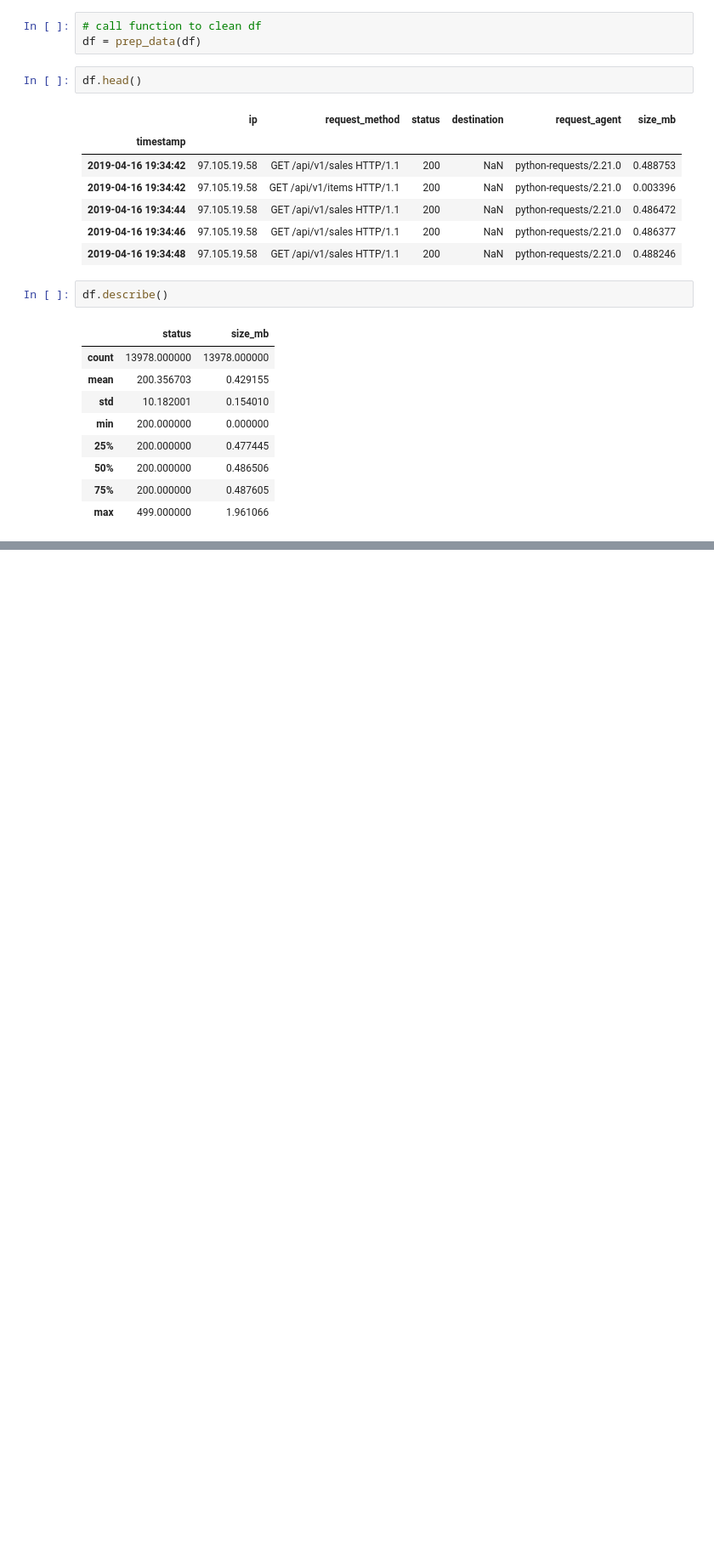
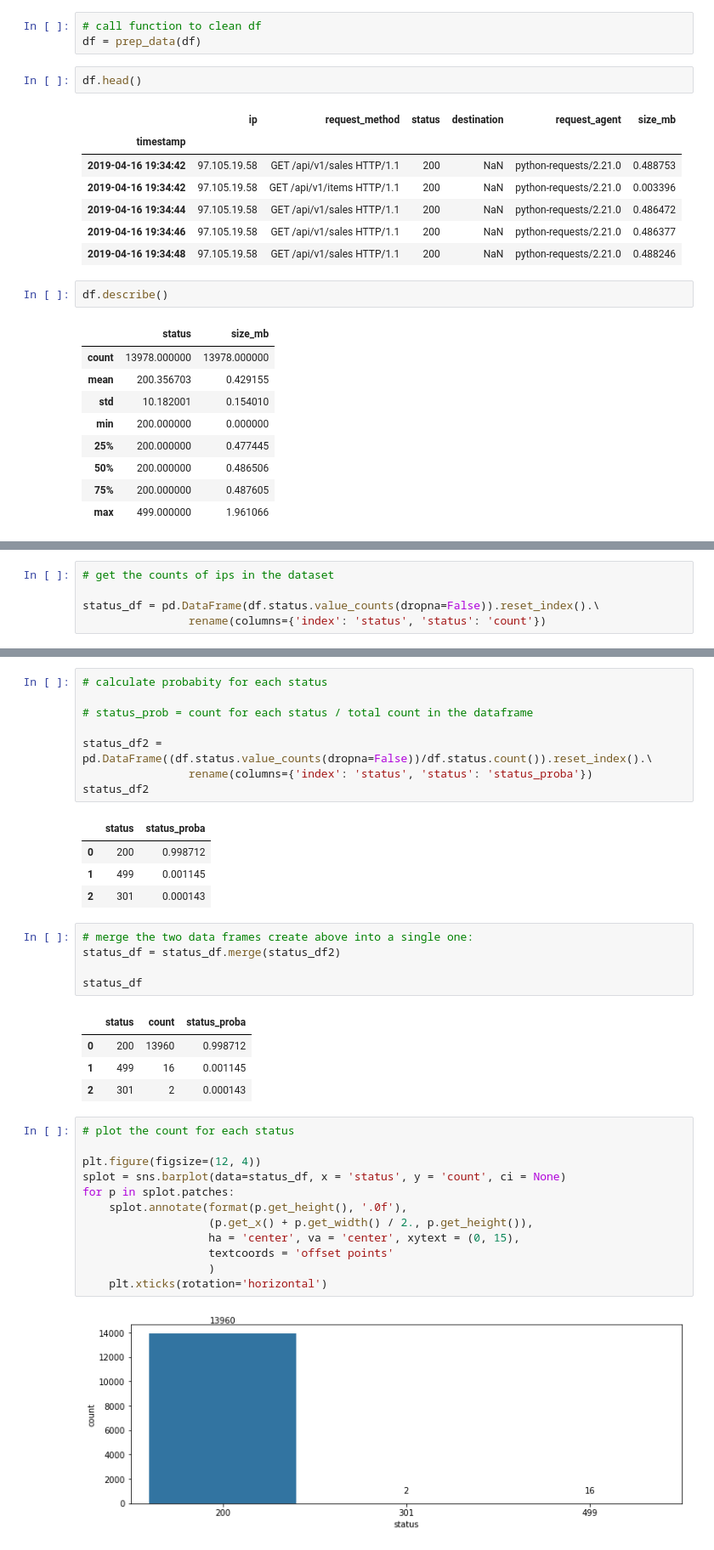
Before and after one commit to mariamnaqvi/anomaly-detection-exercises, a Jupyter notebook: discrete_anomaly_detection.ipynb, the cells around one changed output, grey strips where cells are left out. Shown at 85% size. Drawn from its saved outputs; the diff is of its cells as text; blank space fills up the shorter version.

```diff
--- a/discrete_anomaly_detection.ipynb
+++ b/discrete_anomaly_detection.ipynb
@@ -158,0 +167,5 @@ df.describe()
+# %%
+# get the counts of ips in the dataset
+
+status_df = pd.DataFrame(df.status.value_counts(dropna=False)).reset_index().\
+                rename(columns={'index': 'status', 'status': 'count'})
@@ -158,0 +179,37 @@ df.describe()
+# %%
+# calculate probabity for each status
+
+# status_prob = count for each status / total count in the dataframe
+
+status_df2 = pd.DataFrame((df.status.value_counts(dropna=False))/df.status.count()).reset_index().\
+                rename(columns={'index': 'status', 'status': 'status_proba'})
+status_df2
+# %% [output]
+|  | status | status_proba |
+| 0 | 200 | 0.998712 |
+| 1 | 499 | 0.001145 |
+| 2 | 301 | 0.000143 |
+# %%
+# merge the two data frames create above into a single one:
+status_df = status_df.merge(status_df2)
+
+status_df
+# %% [output]
+|  | status | count | status_proba |
+| 0 | 200 | 13960 | 0.998712 |
+| 1 | 499 | 16 | 0.001145 |
+| 2 | 301 | 2 | 0.000143 |
+# %%
+# plot the count for each status
+
+plt.figure(figsize=(12, 4))
+splot = sns.barplot(data=status_df, x = 'status', y = 'count', ci = None)
+for p in splot.patches:
+    splot.annotate(format(p.get_height(), '.0f'),
+                   (p.get_x() + p.get_width() / 2., p.get_height()),
+                   ha = 'center', va = 'center', xytext = (0, 15),
+                   textcoords = 'offset points'
+                   )
+    plt.xticks(rotation='horizontal')
+# %% [output]
+[figure, added]
```
Also changed, not shown: parts of 4 cells of this notebook.
